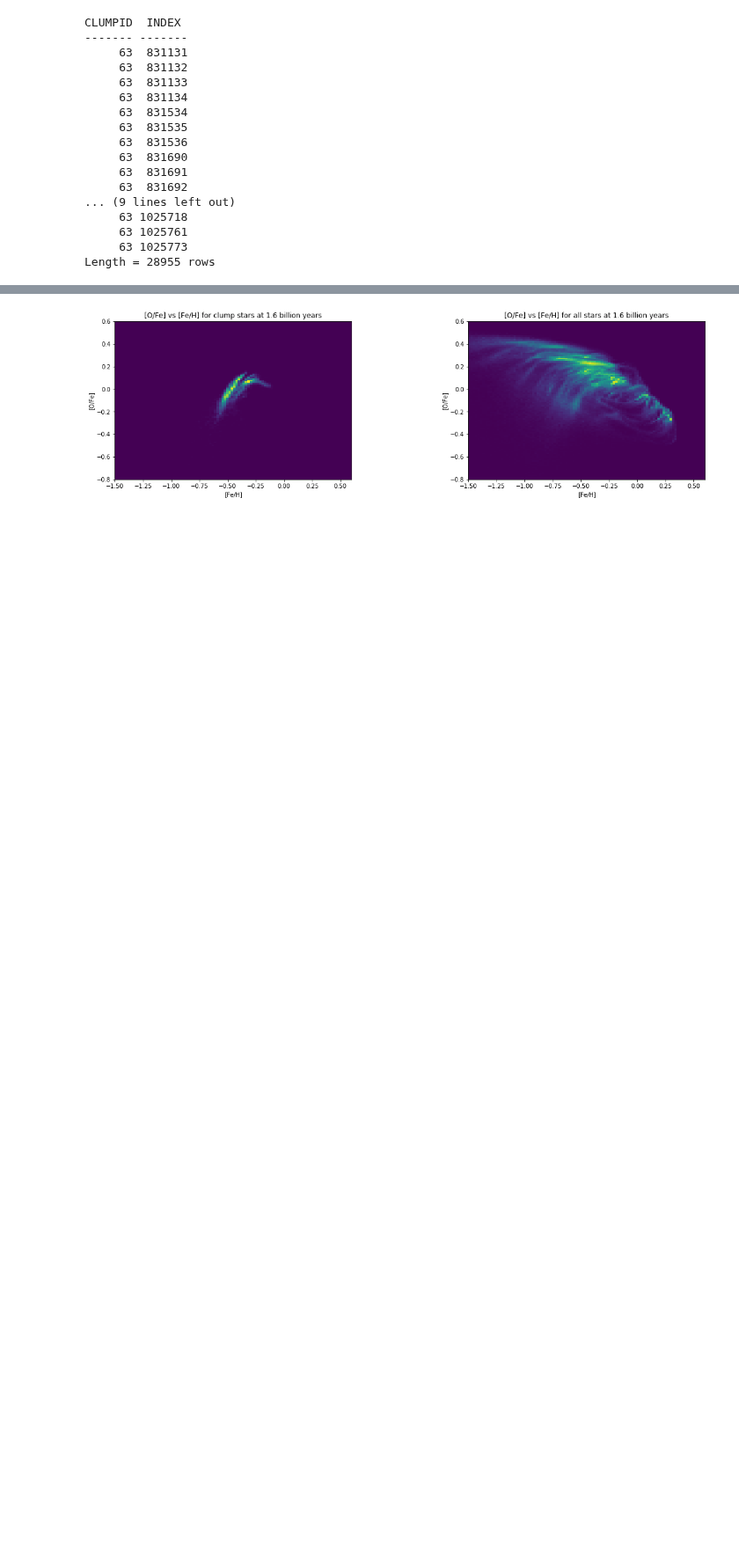
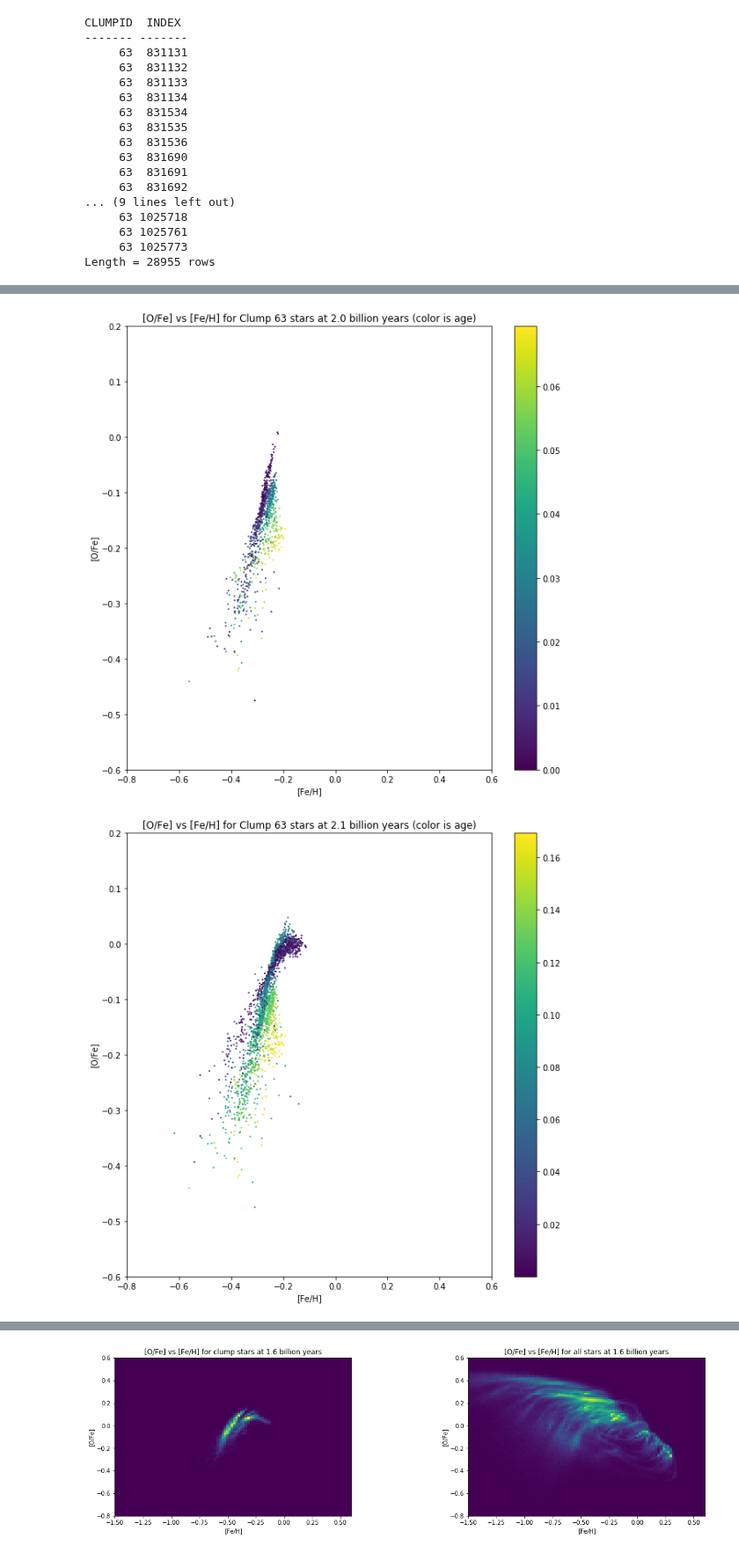
Before and after one commit to BethanyGarver/clumpy-star-formation, a Jupyter notebook: ClumpStars-checkpoint.ipynb, the cells around one changed output, grey strips where cells are left out. Shown at 88% size. Saved outputs shown, nothing was run; the diff lists cells and outputs as text; code cells hidden in the pictures; blank space fills up the shorter version.

```diff
--- a/ClumpStars-checkpoint.ipynb
+++ b/ClumpStars-checkpoint.ipynb
@@ -101,0 +157,20 @@ for time in range(20,28):
+# %%
+for time in range(20,28):
+    plt.figure(figsize=(10,10))
+    snapshot = FitsRead(time)
+    cut = (stars63['INDEX']<len(snapshot))
+    cutstars = stars63[cut]
+    clumpstars = snapshot[cutstars['INDEX']]
+    feh = clumpstars['FEH']
+    ofe = clumpstars['OFE']
+    age = time/10-txyz['TFORM'][cutstars['INDEX']]
+    plt.scatter(feh,ofe,c=age,s=1)
+    plt.colorbar()
+    plt.xlabel('[Fe/H]')
+    plt.ylabel('[O/Fe]')
+    plt.xlim((-0.8,0.6))
+    plt.ylim((-0.6,0.2))
+    plt.title('[O/Fe] vs [Fe/H] for Clump 63 stars at {0} billion years (color is age)'.format(time/10))
+# %% [output]
+[figure, added]
+[figure, added]
```
Also changed, not shown: parts of 14 cells of this notebook.
